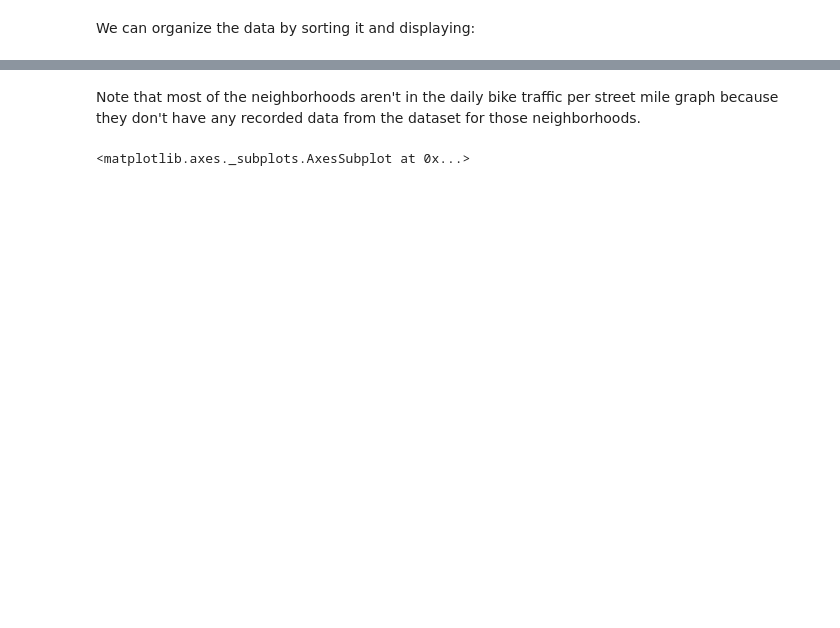
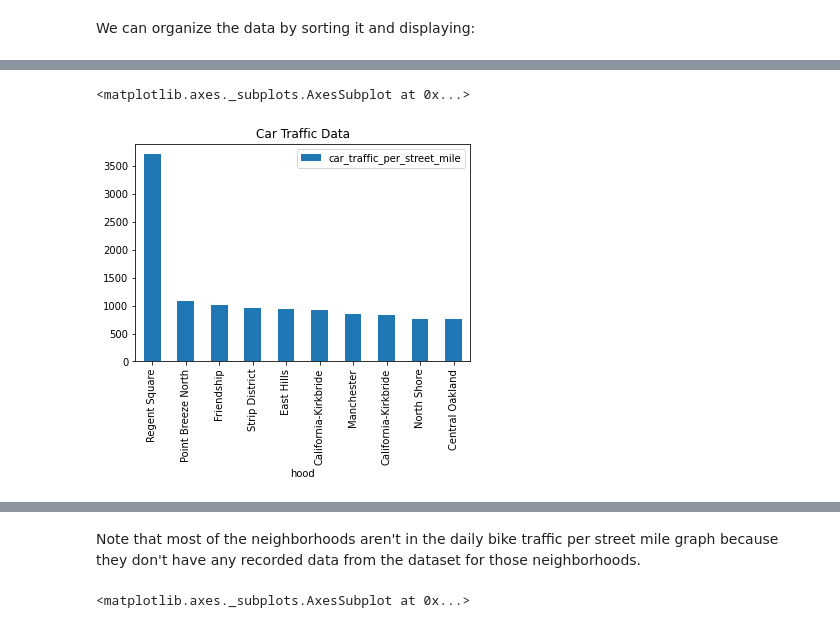
Before and after one commit to N0taR0b0t/Walkability, a Jupyter notebook: DeonteVanterpoolUnfinished.ipynb, the cells around one changed output, grey strips where cells are left out. Drawn from its saved outputs; the diff is of its cells as text; code cells hidden in the pictures; blank space fills up the shorter version.

```diff
--- a/DeonteVanterpoolUnfinished.ipynb
+++ b/DeonteVanterpoolUnfinished.ipynb
@@ -116,0 +116,2 @@ We can also plot the data
+# %%
+car_data = traffic_data.sort_values(by="car_traffic_per_street_mile", ascending=False)[["hood", "car_traffic_per_street_mile", "log_car_traffic_per_street_mile", "log_bike_traffic_per_street_mile"]]
@@ -116,0 +166,5 @@ We can also plot the data
+# %%
+pd.DataFrame(car_data.head(10)).plot(kind='bar', x='hood', y='car_traffic_per_street_mile', title="Car Traffic Data")
+# %% [output]
+<matplotlib.axes._subplots.AxesSubplot at 0x...>
+[figure, added]
```
Also changed, not shown: parts of 33 cells of this notebook.
